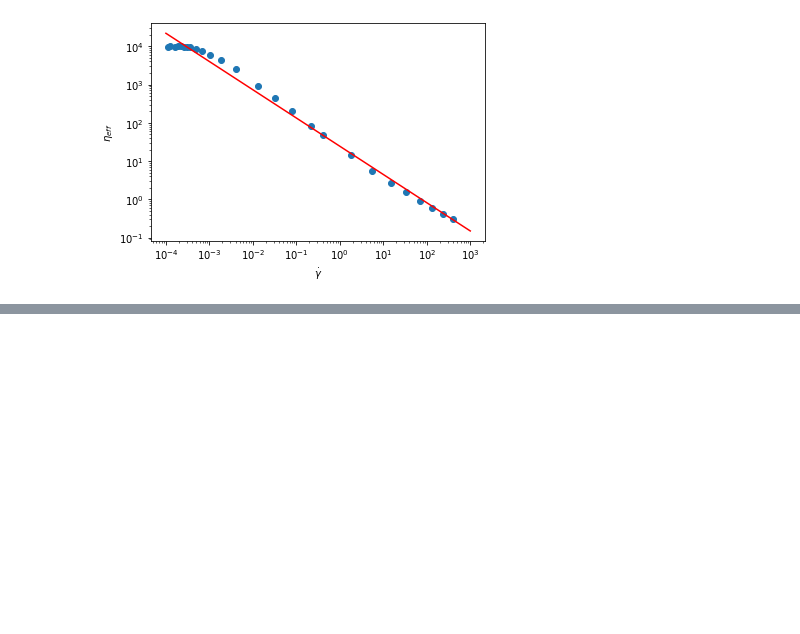
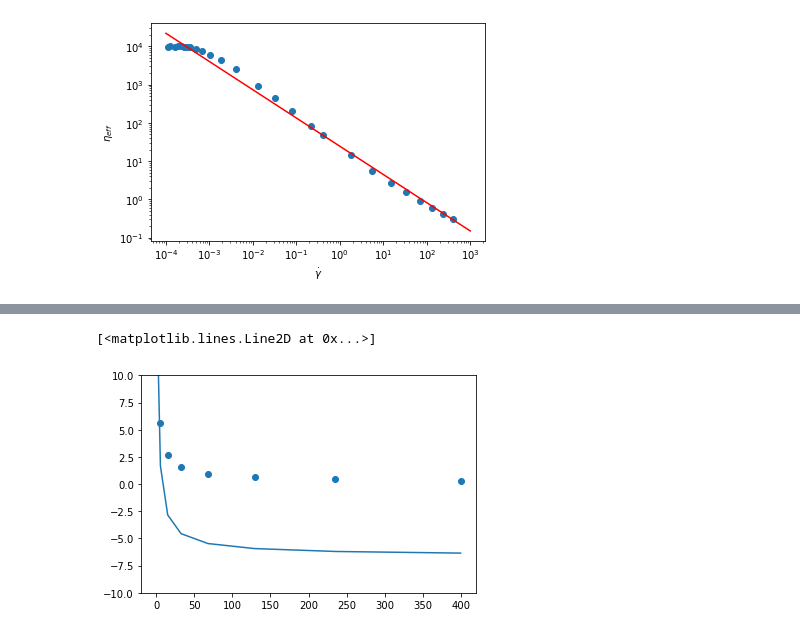
Before and after one commit to rclUPC/AdvancedFluidMechanics, a Jupyter notebook: rheology/AssignmentB.ipynb, the cells around one changed output, grey strips where cells are left out. Cells and saved outputs as stored; diff of their text form; code cells hidden in the pictures; blank space fills up the shorter version.

```diff
--- a/rheology/AssignmentB.ipynb
+++ b/rheology/AssignmentB.ipynb
@@ -144,0 +170,7 @@ ac.plot(gammaDot_plot,eta_e_plot,color="red")
+# %%
+plt.ylim([-10,10])
+plt.scatter(gammaDot,eta_e)
+plt.plot(gammaDot,eta_e_fit)
+# %% [output]
+[<matplotlib.lines.Line2D at 0x...>]
+[figure, added]
```
Also changed, not shown: parts of 17 cells of this notebook.
